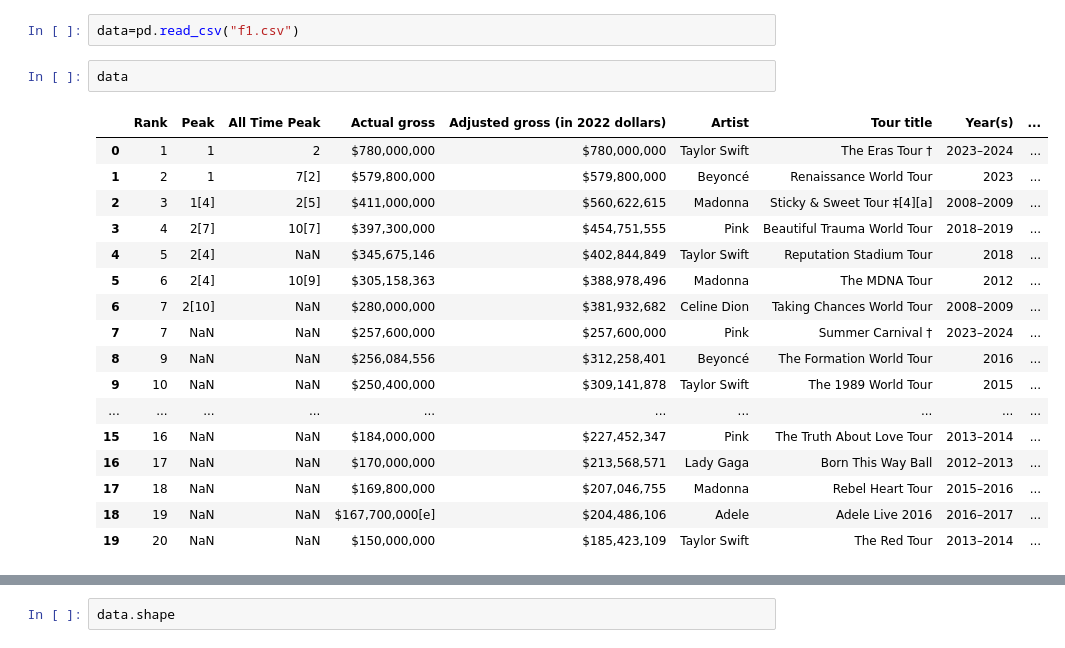
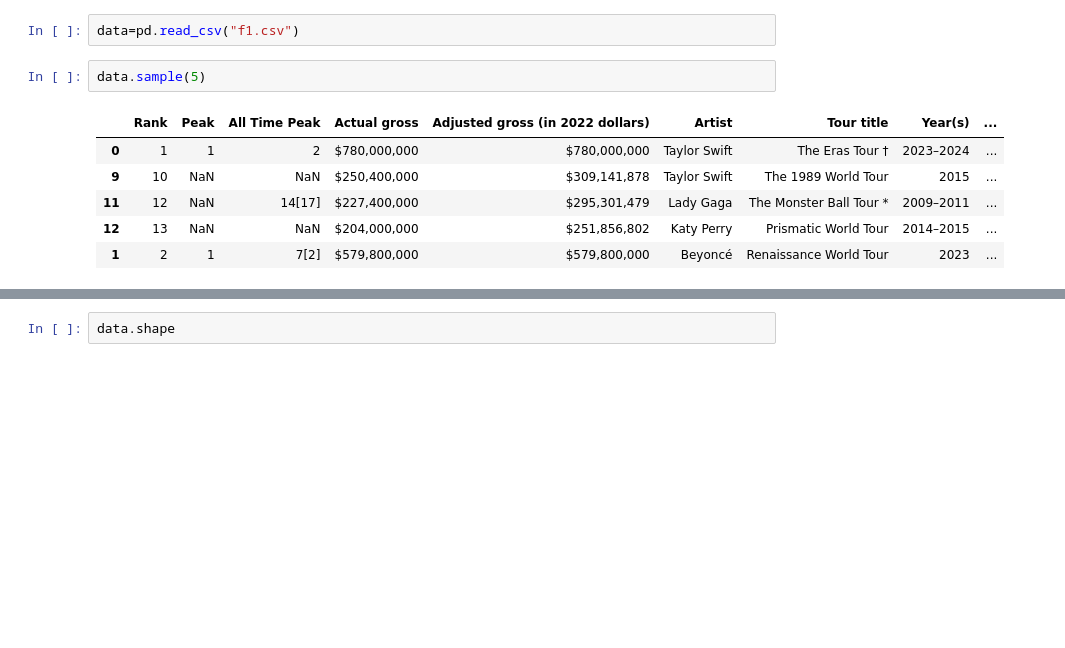
Before and after one commit to Usmanrajaa/python, a Jupyter notebook: pandas/p3.ipynb, the cells around one changed output, grey strips where cells are left out. Drawn from its saved outputs; the diff is of its cells as text; blank space fills up the shorter version.

```diff
--- a/pandas/p3.ipynb
+++ b/pandas/p3.ipynb
@@ -3,22 +5,11 @@ import pandas as pd
 # %%
 data=pd.read_csv("f1.csv")
 # %%
-data
+data.sample(5)
 # %% [output]
 |  | Rank | Peak | All Time Peak | Actual gross | Adjusted gross (in 2022 dollars) | Artist | Tour title | Year(s) | ... |
 | 0 | 1 | 1 | 2 | $780,000,000 | $780,000,000 | Taylor Swift | The Eras Tour † | 2023–2024 | ... |
+| 9 | 10 | NaN | NaN | $250,400,000 | $309,141,878 | Taylor Swift | The 1989 World Tour | 2015 | ... |
+| 11 | 12 | NaN | 14[17] | $227,400,000 | $295,301,479 | Lady Gaga | The Monster Ball Tour * | 2009–2011 | ... |
+| 12 | 13 | NaN | NaN | $204,000,000 | $251,856,802 | Katy Perry | Prismatic World Tour | 2014–2015 | ... |
 | 1 | 2 | 1 | 7[2] | $579,800,000 | $579,800,000 | Beyoncé | Renaissance World Tour | 2023 | ... |
-| 2 | 3 | 1[4] | 2[5] | $411,000,000 | $560,622,615 | Madonna | Sticky & Sweet Tour ‡[4][a] | 2008–2009 | ... |
-| 3 | 4 | 2[7] | 10[7] | $397,300,000 | $454,751,555 | Pink | Beautiful Trauma World Tour | 2018–2019 | ... |
-| 4 | 5 | 2[4] | NaN | $345,675,146 | $402,844,849 | Taylor Swift | Reputation Stadium Tour | 2018 | ... |
-| 5 | 6 | 2[4] | 10[9] | $305,158,363 | $388,978,496 | Madonna | The MDNA Tour | 2012 | ... |
-| 6 | 7 | 2[10] | NaN | $280,000,000 | $381,932,682 | Celine Dion | Taking Chances World Tour | 2008–2009 | ... |
-| 7 | 7 | NaN | NaN | $257,600,000 | $257,600,000 | Pink | Summer Carnival † | 2023–2024 | ... |
-| 8 | 9 | NaN | NaN | $256,084,556 | $312,258,401 | Beyoncé | The Formation World Tour | 2016 | ... |
-| 9 | 10 | NaN | NaN | $250,400,000 | $309,141,878 | Taylor Swift | The 1989 World Tour | 2015 | ... |
-| ... | ... | ... | ... | ... | ... | ... | ... | ... | ... |
-| 15 | 16 | NaN | NaN | $184,000,000 | $227,452,347 | Pink | The Truth About Love Tour | 2013–2014 | ... |
-| 16 | 17 | NaN | NaN | $170,000,000 | $213,568,571 | Lady Gaga | Born This Way Ball | 2012–2013 | ... |
-| 17 | 18 | NaN | NaN | $169,800,000 | $207,046,755 | Madonna | Rebel Heart Tour | 2015–2016 | ... |
-| 18 | 19 | NaN | NaN | $167,700,000[e] | $204,486,106 | Adele | Adele Live 2016 | 2016–2017 | ... |
-| 19 | 20 | NaN | NaN | $150,000,000 | $185,423,109 | Taylor Swift | The Red Tour | 2013–2014 | ... |
```
Also changed, not shown: parts of 17 cells of this notebook, 9 other files.
